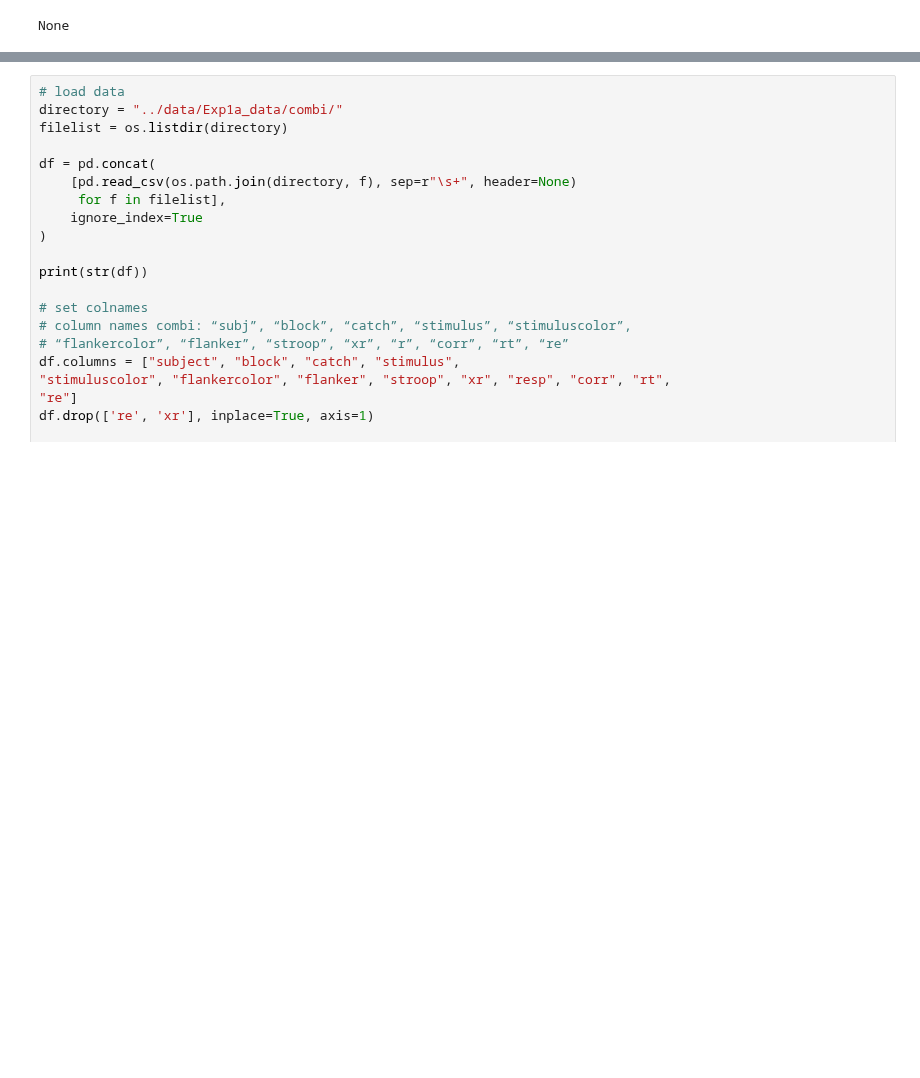
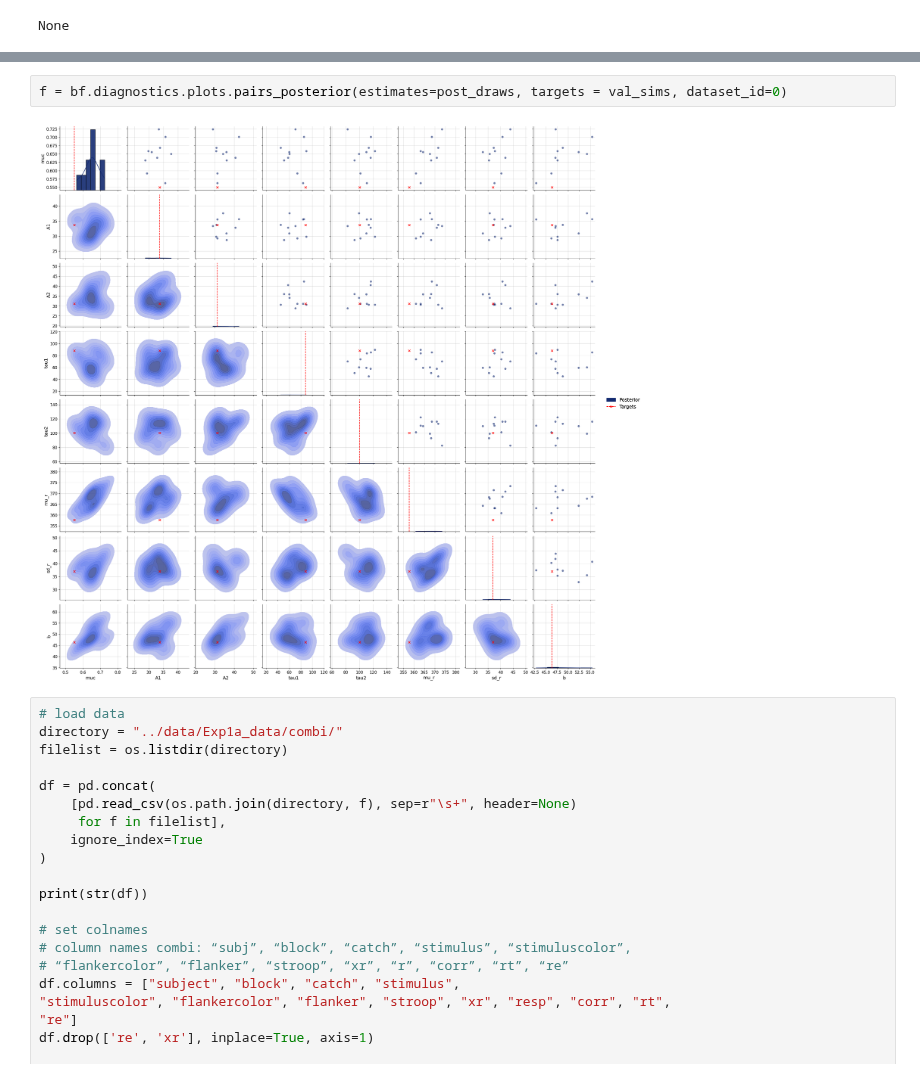
Before and after one commit to l1s4/dualDMC, a Jupyter notebook: bayesflow/dualDMC.ipynb, the cells around one changed output, grey strips where cells are left out. Cells and saved outputs as stored; diff of their text form; blank space fills up the shorter version.

```diff
--- a/bayesflow/dualDMC.ipynb
+++ b/bayesflow/dualDMC.ipynb
@@ -261,3 +296,7 @@ f = bf.diagnostics.plots.recovery(
+# %%
+f = bf.diagnostics.plots.pairs_posterior(estimates=post_draws, targets = val_sims, dataset_id=0)
+# %% [output]
+[figure, added]
 # %%
 # load data
 directory = "../data/Exp1a_data/combi/"
```
Also changed, not shown: parts of 15 cells of this notebook, 2 other files.
